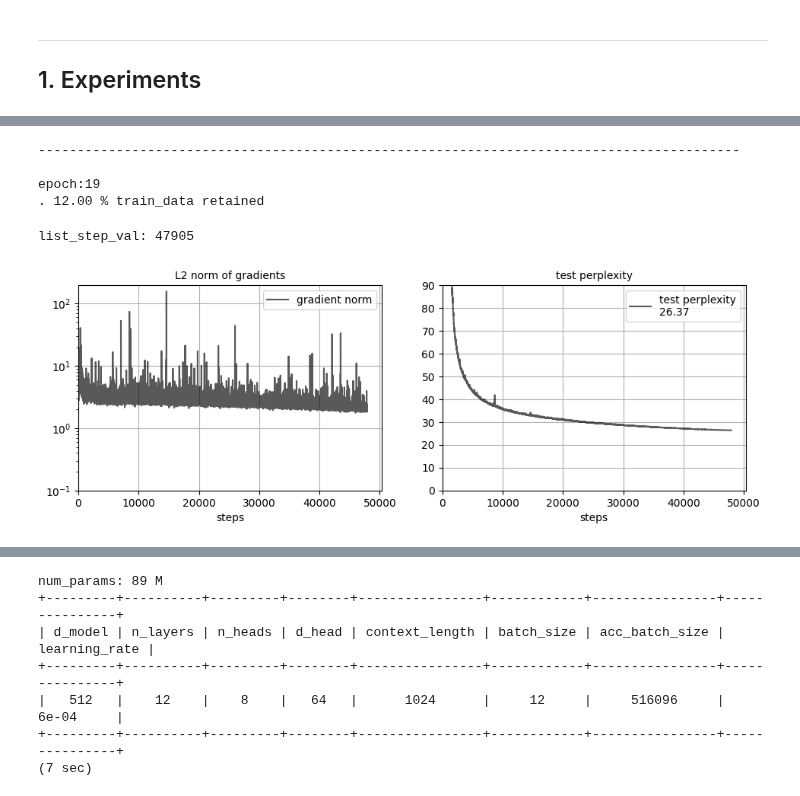
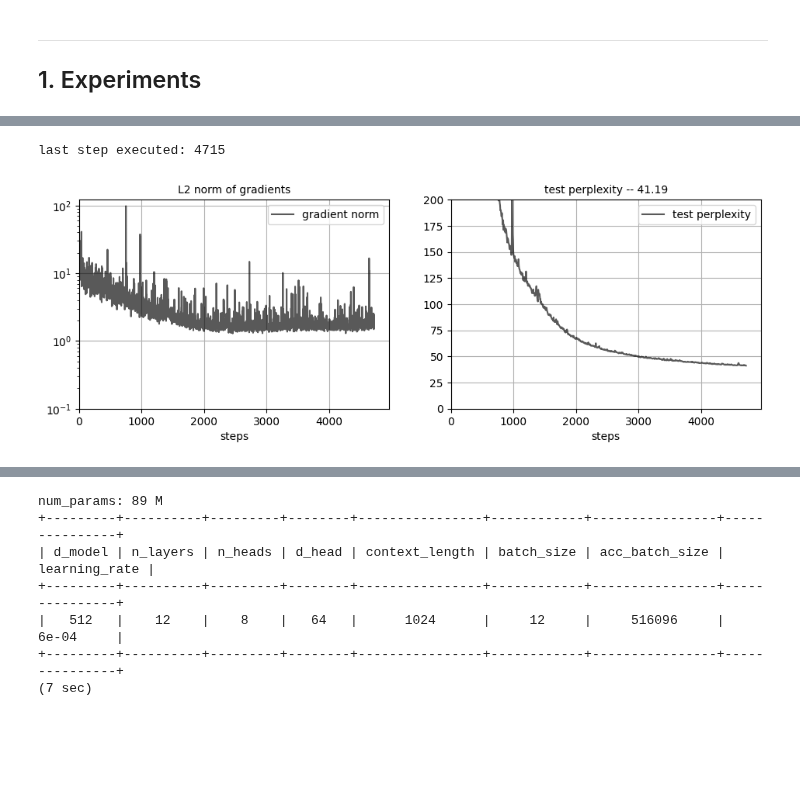
Before and after one commit to ozkansafak/decoder-llm, a Jupyter notebook: main.ipynb, the cells around one changed output, grey strips where cells are left out. Drawn from its saved outputs; the diff is of its cells as text; code cells hidden in the pictures; blank space fills up the shorter version.

```diff
--- a/main.ipynb
+++ b/main.ipynb
@@ -259,44 +244,38 @@ imshow_grads()
-# %%
-print(f'{"---"*30}\n\nepoch:{epoch}\n.{((n // max_acc_batch_size)* max_acc_batch_size) / n * 100 +12: .2f} % train_data retained')
-# %% [output]
-------------------------------------------------------------------------------------------
-
-epoch:19
-. 12.00 % train_data retained
 # %%
 def plot_grads():
     # extract grad_norm from output.log file
-    with open('saved_runs/longcontext/output.log', 'r') as f:
+    with open('output.log', 'r') as f:
         log = f.readlines()
 
-    list_gradnorm, list_step, list_step_val, list_ppl = [], [], [], []
+    list_gradnorm, list_step, list_step_val, list_step, list_ppl_val = [None], [], [], [0], []
 
     for i, line in enumerate(log):
         #print(line, end='')
         if '. step:' in line :
             list_gradnorm.append(float(line.split('grad_norm1:')[1].split(' -- ')[0]))
-            list_step.append(float(line.split('step:')[1].split(' -- ')[0]))
-        elif line.startswith('step:'):
-            list_step_val.append(float(line.split('step:')[1].split('   loss')[0]))
-        elif line.startswith('=> Testset ppl:'):
-            list_ppl.append(float(line.split('=> Testset ppl:')[1].split(' -- loss:')[0]))
+            list_step.append(int(line.split('step:')[1].split(' -- ')[0]))
+    #         elif line.startswith('step:'):
+    #             list_step_val.append(list_step[-1])
+        elif line.startswith('=> Testset '):
+            list_ppl_val.append(float(line.split('ppl:')[1].split(' -- loss:')[0]))
+            list_step_val.append(list_step[-1])
 
     fig, axs = plt.subplots(1, 2, figsize=(3.5 * 1.618*2, 3.5*1))
     axs[0].semilogy(list_step, list_gradnorm,'k-', alpha=.65, label='gradient norm')
     axs[0].set_ylim(.1)
     axs[0].set_xlim(0)
     [ax.set_xlabel('steps') for ax in axs]
     axs[0].set_title('L2 norm of gradients')
 
-    axs[1].plot(list_step_val, list_ppl[:len(list_step_val)], 'k-', alpha=.65, label=f'test perplexity\n{min(list_ppl):.2f}')
-    axs[1].set_ylim(0, 90)
-    axs[1].set_title('test perplexity')
+    axs[1].plot(list_step_val, list_ppl_val[:len(list_step_val)], 'k-', alpha=.65, label=f'test perplexity')
+    axs[1].set_ylim(0, 200)
+    axs[1].set_title(f'test perplexity -- {min(list_ppl_val):.2f}')
     [ax.set_xlim(0) for ax in axs]
     [ax.legend() for ax in axs]
-    print('list_step_val:', int(list_step_val[-1]))
-    return list_gradnorm, list_step, list_step_val, list_ppl
+    print('last step executed:', int(list_step_val[-1]))
+    return list_gradnorm, list_step, list_step_val, list_ppl_val
 
-plot_grads();
+list_gradnorm, list_step, list_step_val, list_ppl_val = plot_grads();
 # %% [output]
-list_step_val: 47905
+last step executed: 4715
-[figure, old version]
+[figure, new version]
```
Also changed, not shown: parts of 8 cells of this notebook, 4 other files.
